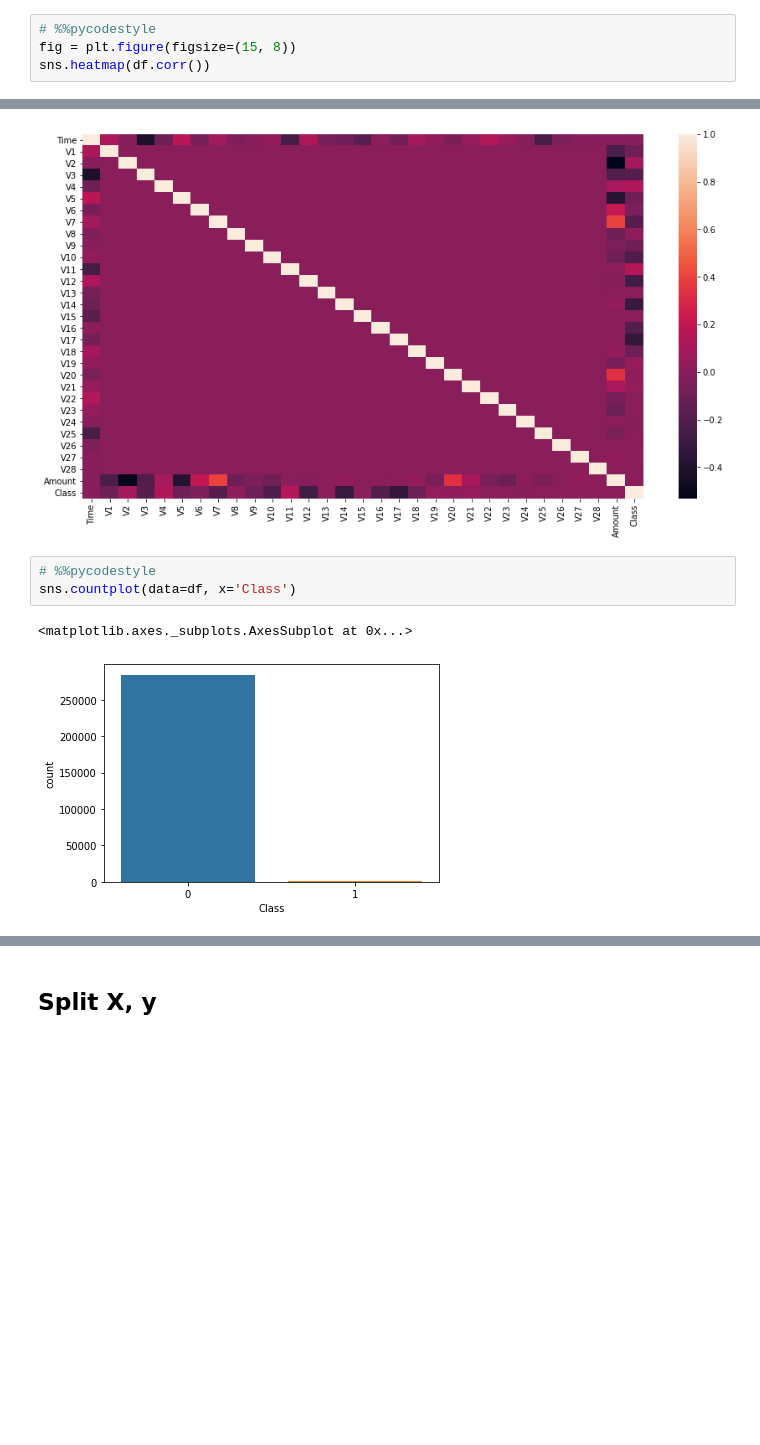
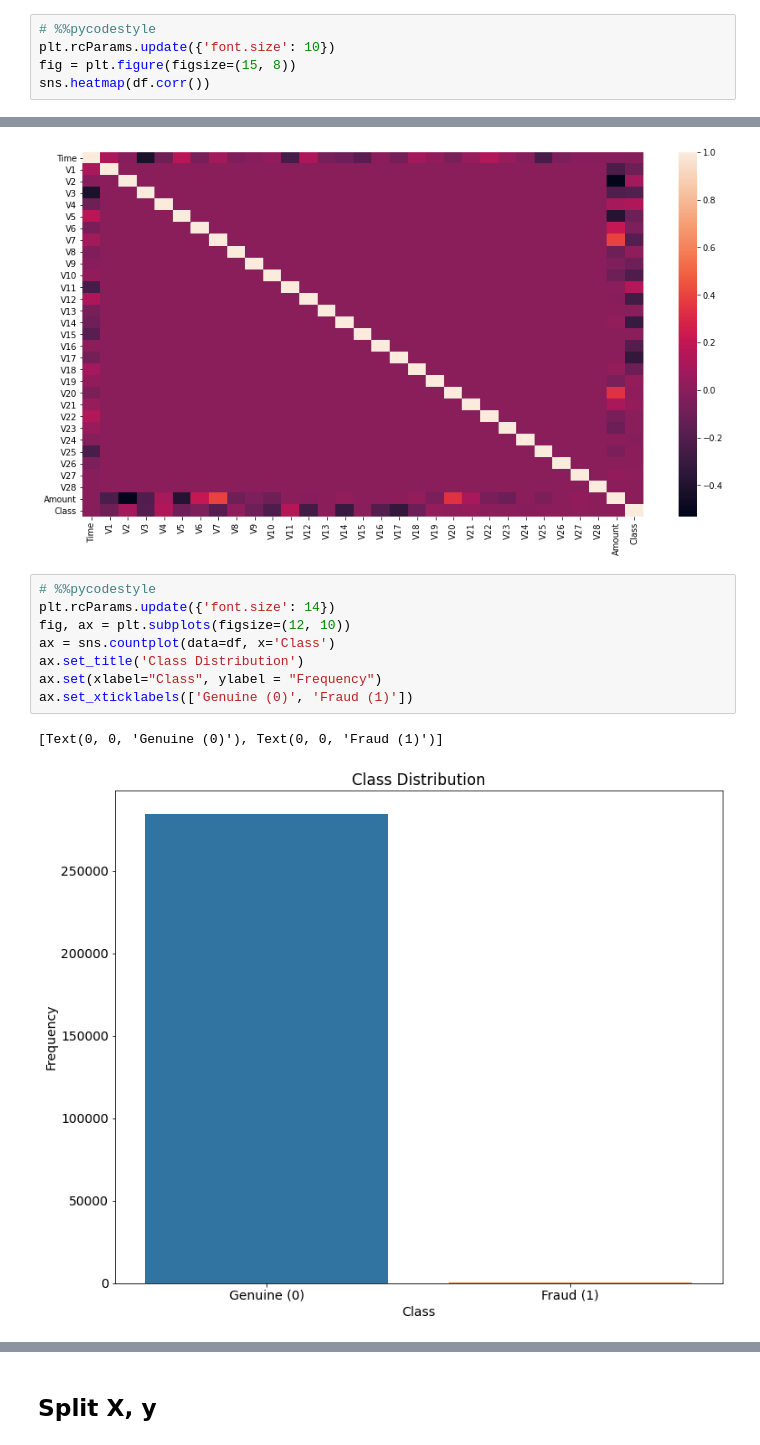
Before and after one commit to nolanspecter/Credit-Card-Fraud-Detection, a Jupyter notebook: Thesis.ipynb, the cells around one changed output, grey strips where cells are left out. Drawn from its saved outputs; the diff is of its cells as text; blank space fills up the shorter version.

```diff
--- a/Thesis.ipynb
+++ b/Thesis.ipynb
@@ -60,14 +59,20 @@ df.head()
 | 4 | 2.0 | -1.158233 | 0.877737 | 1.548718 | 0.403034 | -0.407193 | 0.095921 | 0.592941 | -0.270533 | 0.817739 | 0.753074 | ... |
 # %%
 # %%pycodestyle
+plt.rcParams.update({'font.size': 10})
 fig = plt.figure(figsize=(15, 8))
 sns.heatmap(df.corr())
 # %% [output]
 <matplotlib.axes._subplots.AxesSubplot at 0x...>
 [figure]
-# %%
-# %%pycodestyle
-sns.countplot(data=df, x='Class')
-# %% [output]
-<matplotlib.axes._subplots.AxesSubplot at 0x...>
-[figure, removed]
+# %%
+# %%pycodestyle
+plt.rcParams.update({'font.size': 14})
+fig, ax = plt.subplots(figsize=(12, 10))
+ax = sns.countplot(data=df, x='Class')
+ax.set_title('Class Distribution')
+ax.set(xlabel="Class", ylabel = "Frequency")
+ax.set_xticklabels(['Genuine (0)', 'Fraud (1)'])
+# %% [output]
+[Text(0, 0, 'Genuine (0)'), Text(0, 0, 'Fraud (1)')]
+[figure, added]
```
Also changed, not shown: parts of 107 cells of this notebook, 1 other file.
